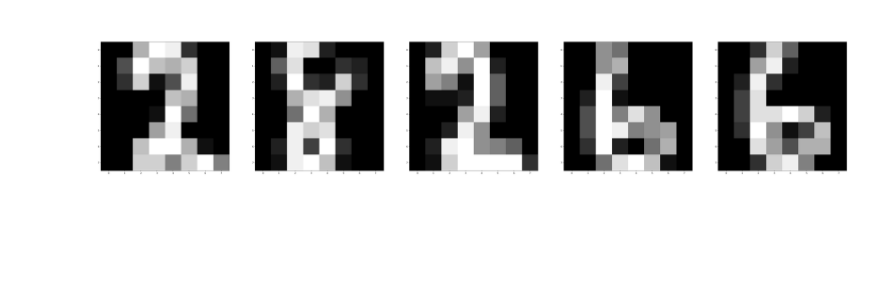
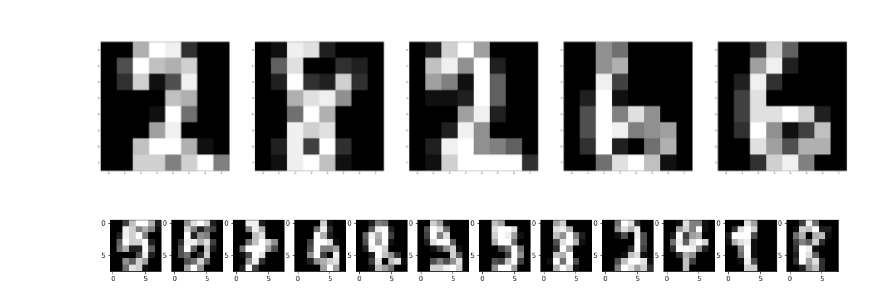
Before and after one commit to MUMER123/assignment, a Jupyter notebook: Assignment day 25.ipynb, the cells around one changed output. Drawn from its saved outputs; the diff is of its cells as text; code cells hidden in the pictures; blank space fills up the shorter version.

```diff
--- a/Assignment day 25.ipynb
+++ b/Assignment day 25.ipynb
@@ -128,6 +128,14 @@ plt.figure(figsize=(60,20))
 for plotindex,badindex in enumerate(misclassifiedindeces[0:5]):
     plt.subplot(1,5,plotindex+1)
     plt.imshow(np.reshape(X_test[badindex],(8,8)),cmap=plt.cm.gray)
-    plt.title("Predicted: {},\n Actual: {}".format(pred[index],y_test[badindex]), fontsize =50,color = 'white')
+    plt.title("Predicted: {},\n Actual: {}".format(pred[badindex],y_test[badindex]), fontsize =50,color = 'white')
 # %% [output]
 [figure]
+# %%
+plt.figure(figsize=(600,20))
+for plotindex,badindex in enumerate(misclassifiedindeces):
+    plt.subplot(1,360,plotindex+1)
+    plt.imshow(np.reshape(X_test[badindex],(8,8)),cmap=plt.cm.gray)
+    plt.title("Predicted: {},\n Actual: {}".format(pred[badindex],y_test[badindex]), fontsize =15,color = 'white')
+# %% [output]
+[figure, added]
```
Also changed, not shown: parts of 1 cell of this notebook.
